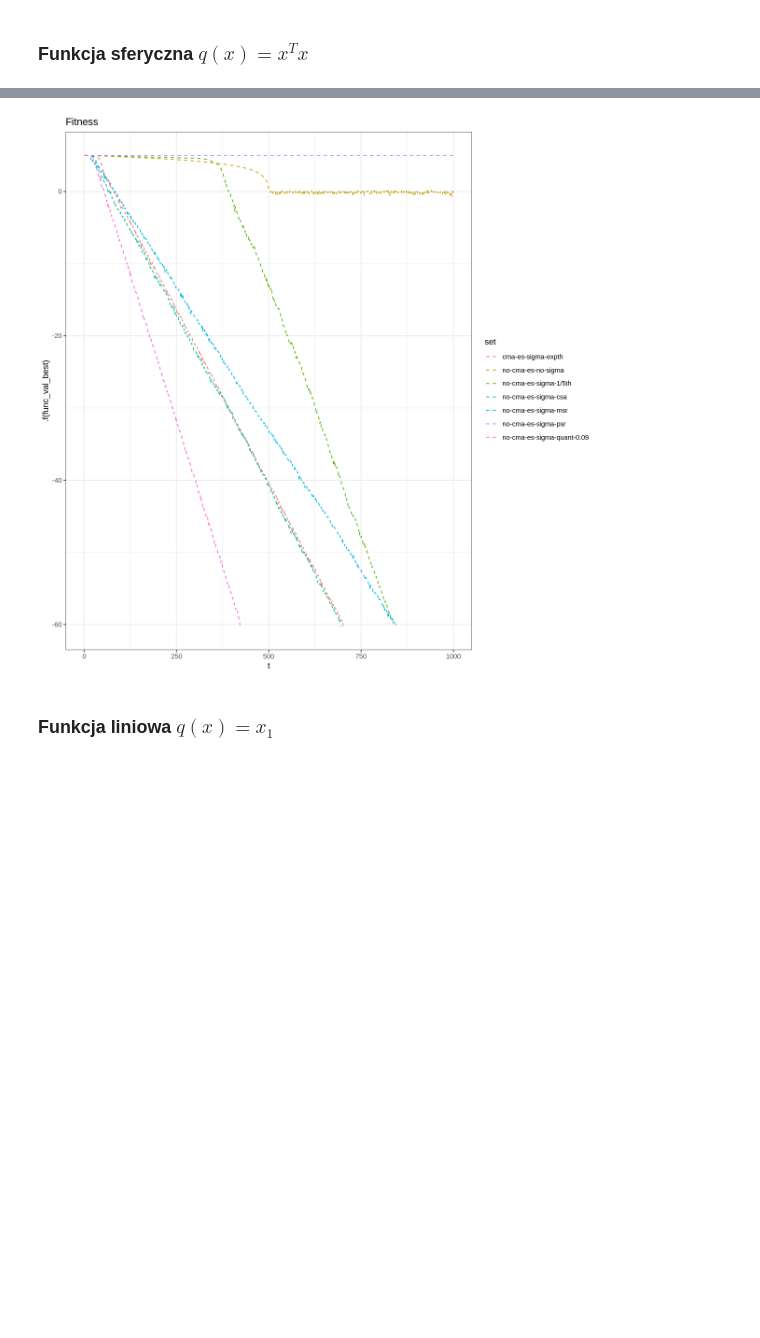
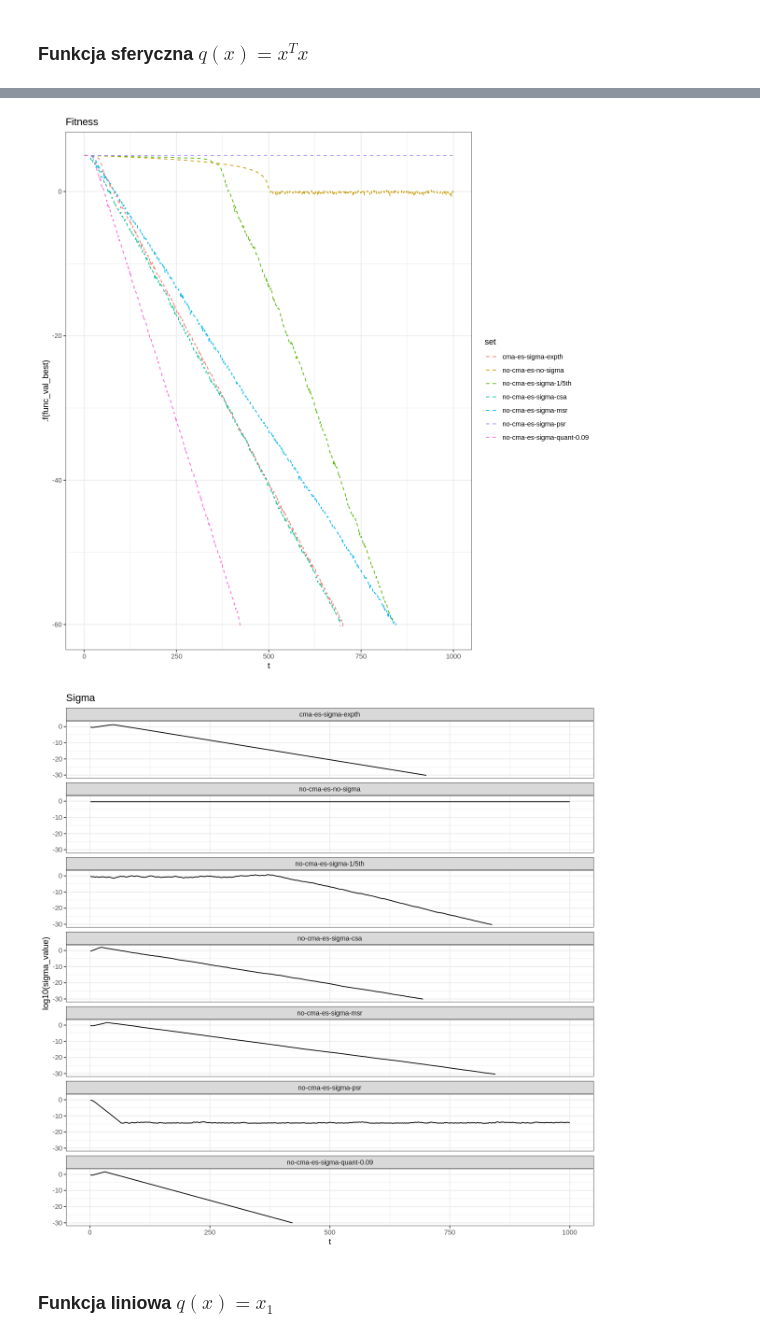
Before and after one commit to ewarchul/cma-es-exp, a Jupyter notebook: notebook/cma-es-sigma-rules.ipynb, the cells around one changed output, grey strips where cells are left out. Cells and saved outputs as stored; diff of their text form; code cells hidden in the pictures; blank space fills up the shorter version.

```diff
--- a/notebook/cma-es-sigma-rules.ipynb
+++ b/notebook/cma-es-sigma-rules.ipynb
@@ -145,9 +147,11 @@ Warning message:
 # %%
 sphere_eval10 %>% value_plot()
 sphere_eval10 %>% value_plot(.f=log10)
+sphere_eval10 %>% sigma_plot()
 # %% [output]
 [figure]
 [figure]
+[figure, added]
 # %% [markdown]
 ### Funkcja liniowa $q(x) = x_1$
 # %%
```
Also changed, not shown: parts of 9 cells of this notebook.
